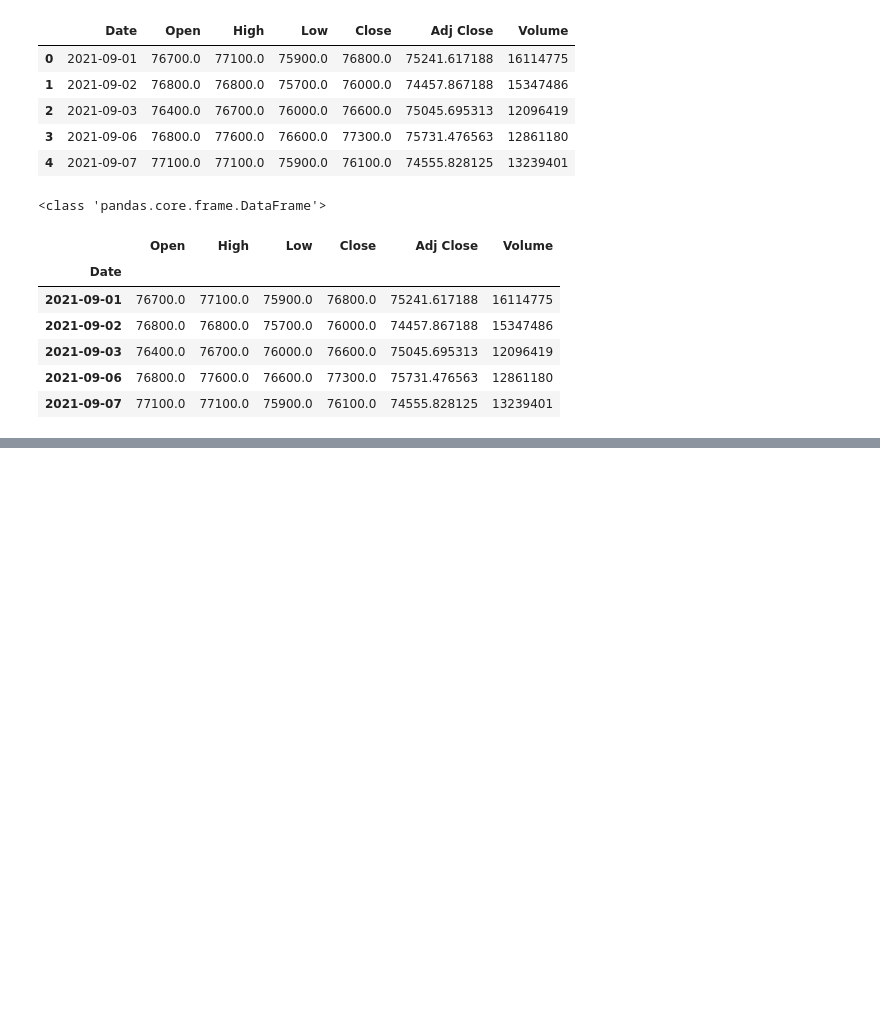
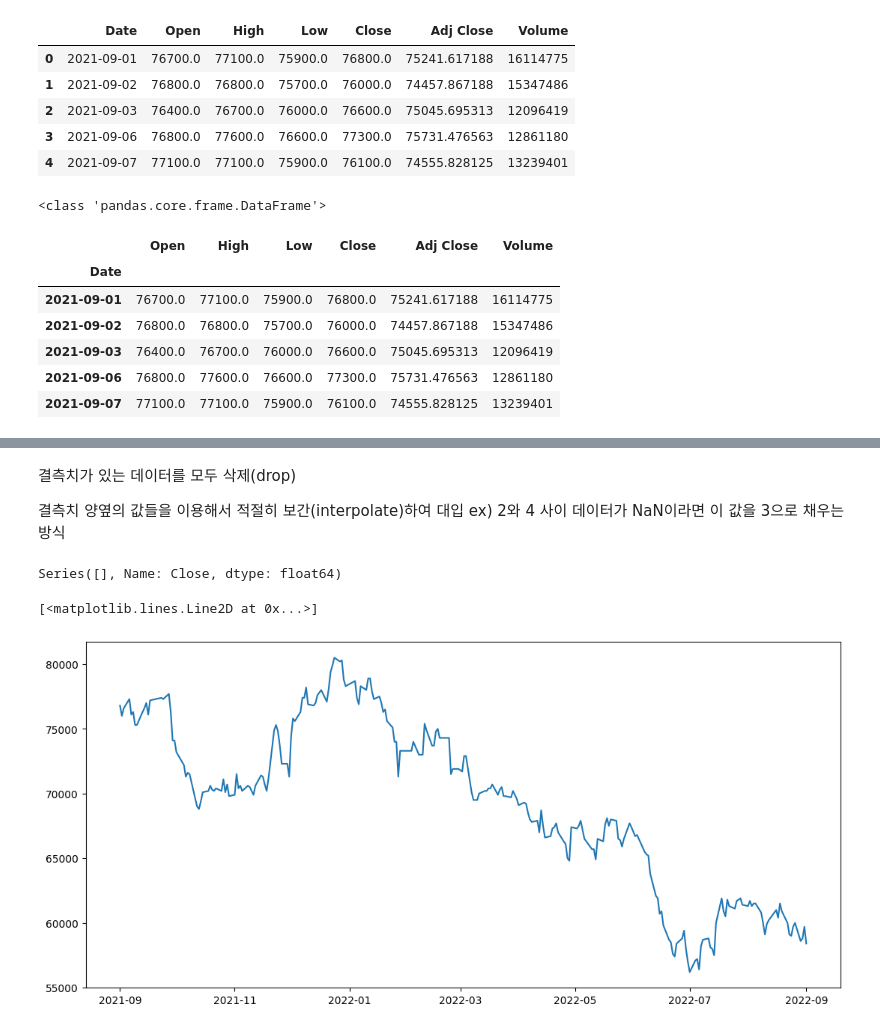
Before and after one commit to F100d4U/Exploration, a Jupyter notebook: [ep03]stock_cheat.ipynb, the cells around one changed output, grey strips where cells are left out. Cells and saved outputs as stored; diff of their text form; code cells hidden in the pictures; blank space fills up the shorter version.

```diff
--- a/[ep03]stock_cheat.ipynb
+++ b/[ep03]stock_cheat.ipynb
@@ -34,0 +108,18 @@ df.head()
+# %% [markdown]
+결측치가 있는 데이터를 모두 삭제(drop)
+
+결측치 양옆의 값들을 이용해서 적절히 보간(interpolate)하여 대입
+ex) 2와 4 사이 데이터가 NaN이라면 이 값을 3으로 채우는 방식
+# %%
+# 결측치가 있다면 이를 보간합니다. 보간 기준은 time을 선택합니다.
+ts1=ts1.interpolate(method='time')
+
+# 보간 이후 결측치(NaN) 유무를 다시 확인합니다.
+print(ts1[ts1.isna()])
+
+# 다시 그래프를 확인해봅시다!
+plt.plot(ts1)
+# %% [output]
+Series([], Name: Close, dtype: float64)
+[<matplotlib.lines.Line2D at 0x...>]
+[figure, added]
```
Also changed, not shown: parts of 7 cells of this notebook.
